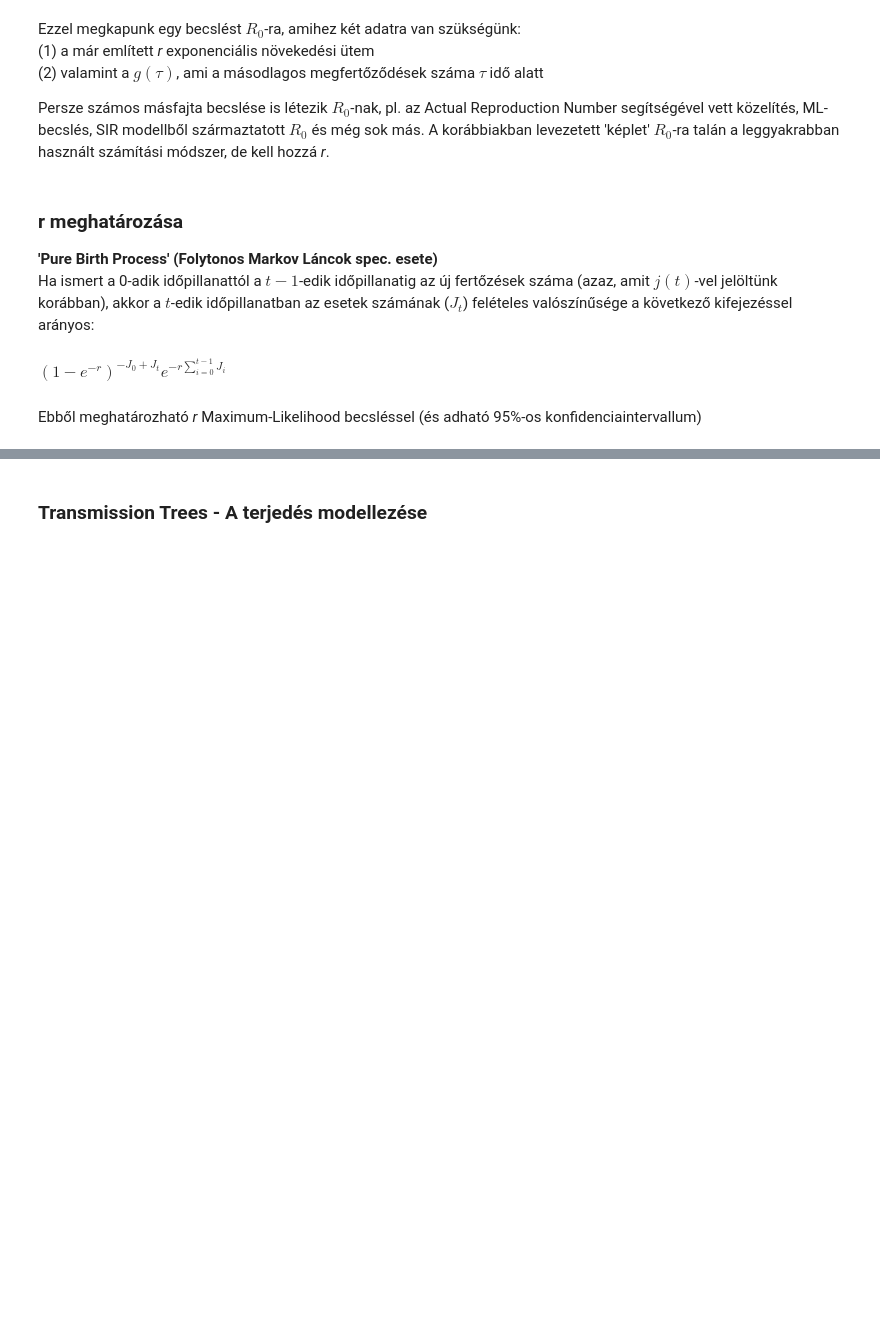
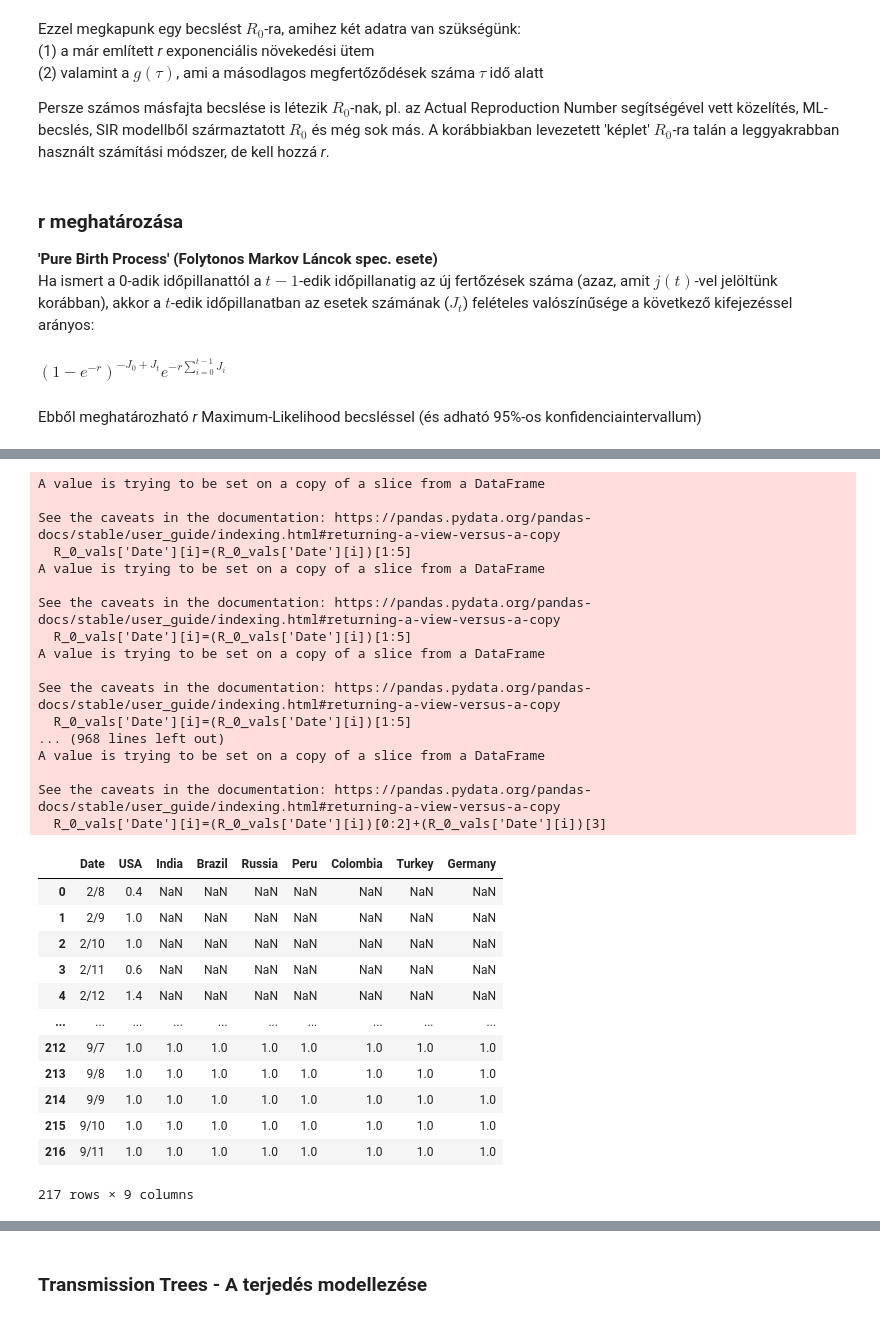
Before and after one commit to Adiklafa/Matprog, a Jupyter notebook: Basic_Reproduction_Number.ipynb, the cells around one changed output, grey strips where cells are left out. Saved outputs shown, nothing was run; the diff lists cells and outputs as text; code cells hidden in the pictures; blank space fills up the shorter version.

```diff
--- a/Basic_Reproduction_Number.ipynb
+++ b/Basic_Reproduction_Number.ipynb
@@ -104,0 +132,41 @@ Ebből meghatározható _r_ Maximum-Likelihood becsléssel (és adható 95%-os k
+# %%
+R_0_vals = pd.read_csv('R0_vals.csv')
+for i in range(len(R_0_vals)):
+    if len(R_0_vals['Date'][i])==8:
+        R_0_vals['Date'][i]=(R_0_vals['Date'][i])[1:5]
+
+for i in range(len(R_0_vals)):
+    if (R_0_vals['Date'][i])[2]=='0':
+        R_0_vals['Date'][i]=(R_0_vals['Date'][i])[0:2]+(R_0_vals['Date'][i])[3]
+display(R_0_vals)
+# %% [output]
+A value is trying to be set on a copy of a slice from a DataFrame
+
+See the caveats in the documentation: https://pandas.pydata.org/pandas-docs/stable/user_guide/indexing.html#returning-a-view-versus-a-copy
+  R_0_vals['Date'][i]=(R_0_vals['Date'][i])[1:5]
+A value is trying to be set on a copy of a slice from a DataFrame
+
+See the caveats in the documentation: https://pandas.pydata.org/pandas-docs/stable/user_guide/indexing.html#returning-a-view-versus-a-copy
+  R_0_vals['Date'][i]=(R_0_vals['Date'][i])[1:5]
+A value is trying to be set on a copy of a slice from a DataFrame
+
+See the caveats in the documentation: https://pandas.pydata.org/pandas-docs/stable/user_guide/indexing.html#returning-a-view-versus-a-copy
+  R_0_vals['Date'][i]=(R_0_vals['Date'][i])[1:5]
+... (968 lines left out)
+A value is trying to be set on a copy of a slice from a DataFrame
+
+See the caveats in the documentation: https://pandas.pydata.org/pandas-docs/stable/user_guide/indexing.html#returning-a-view-versus-a-copy
+  R_0_vals['Date'][i]=(R_0_vals['Date'][i])[0:2]+(R_0_vals['Date'][i])[3]
+|  | Date | USA | India | Brazil | Russia | Peru | Colombia | Turkey | Germany |
+| 0 | 2/8 | 0.4 | NaN | NaN | NaN | NaN | NaN | NaN | NaN |
+| 1 | 2/9 | 1.0 | NaN | NaN | NaN | NaN | NaN | NaN | NaN |
+| 2 | 2/10 | 1.0 | NaN | NaN | NaN | NaN | NaN | NaN | NaN |
+| 3 | 2/11 | 0.6 | NaN | NaN | NaN | NaN | NaN | NaN | NaN |
+| 4 | 2/12 | 1.4 | NaN | NaN | NaN | NaN | NaN | NaN | NaN |
+| ... | ... | ... | ... | ... | ... | ... | ... | ... | ... |
+| 212 | 9/7 | 1.0 | 1.0 | 1.0 | 1.0 | 1.0 | 1.0 | 1.0 | 1.0 |
+| 213 | 9/8 | 1.0 | 1.0 | 1.0 | 1.0 | 1.0 | 1.0 | 1.0 | 1.0 |
+| 214 | 9/9 | 1.0 | 1.0 | 1.0 | 1.0 | 1.0 | 1.0 | 1.0 | 1.0 |
+| 215 | 9/10 | 1.0 | 1.0 | 1.0 | 1.0 | 1.0 | 1.0 | 1.0 | 1.0 |
+| 216 | 9/11 | 1.0 | 1.0 | 1.0 | 1.0 | 1.0 | 1.0 | 1.0 | 1.0 |
+217 rows × 9 columns
```
Also changed, not shown: parts of 5 cells of this notebook.
